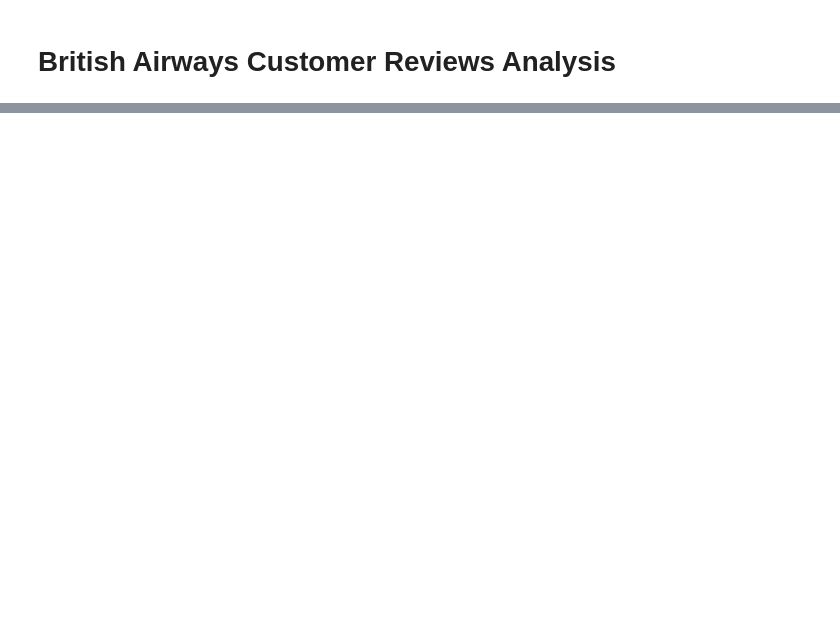
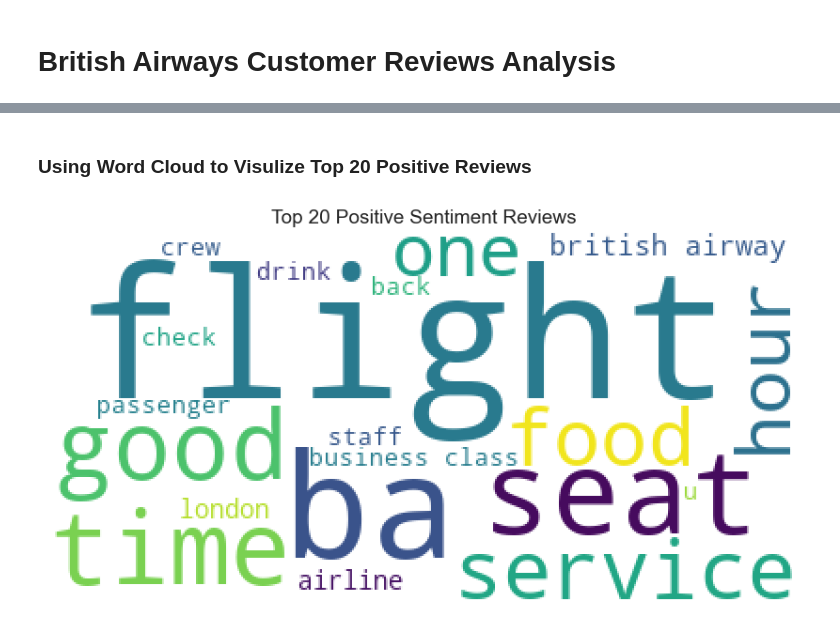
Before and after one commit to ayansammy/British-Airways-Web-Scrapping-and-Analysis-Project, a Jupyter notebook: BA_analysis.ipynb, the cells around one changed output, grey strips where cells are left out. Drawn from its saved outputs; the diff is of its cells as text; code cells hidden in the pictures; blank space fills up the shorter version.

```diff
--- a/BA_analysis.ipynb
+++ b/BA_analysis.ipynb
@@ -143,0 +447,23 @@ I applied Latent Dirichlet Allocation (LDA) to identify underlying topics within
+# %% [markdown]
+### Using Word Cloud to Visulize Top 20 Positive Reviews
+# %%
+# Filter the DataFrame for positive sentiment
+positive_text = ' '.join(df_new[df_new['Sentiment'] == 'Positive']['Reviews'])
+
+# Generate a word cloud for the top 20 words in positive sentiment
+wordcloud = WordCloud(width=400, height=200,
+                      background_color='white',
+                      stopwords=None,
+                      min_font_size=10,
+                      max_words=20).generate(positive_text)
+
+# Plot the WordCloud image for positive sentiment
+plt.figure(figsize=(8, 8), facecolor=None)
+plt.imshow(wordcloud)
+plt.title('Top 20 Positive Sentiment Reviews', size=15)
+plt.axis('off')
+plt.tight_layout(pad=0)
+
+plt.show()
+# %% [output]
+[figure, added]
```
Also changed, not shown: parts of 62 cells of this notebook, 2 other files.
